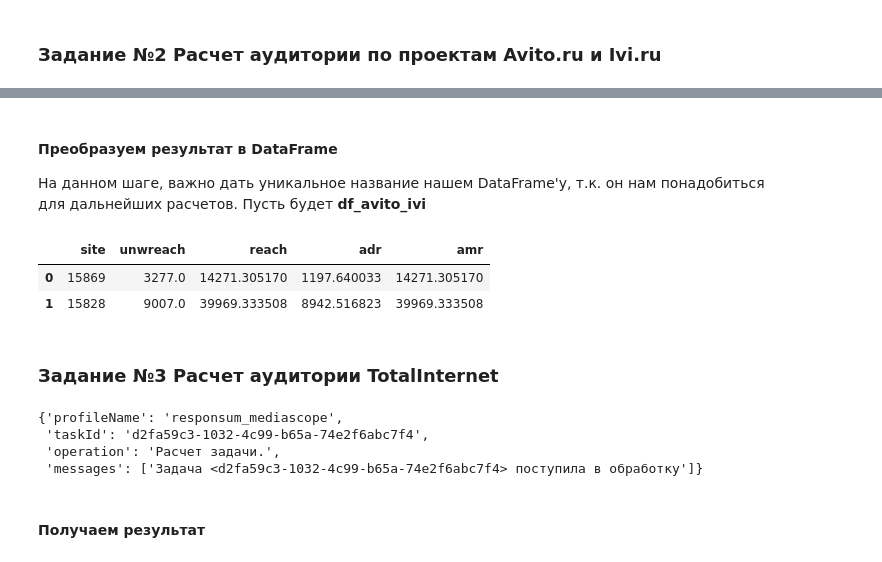
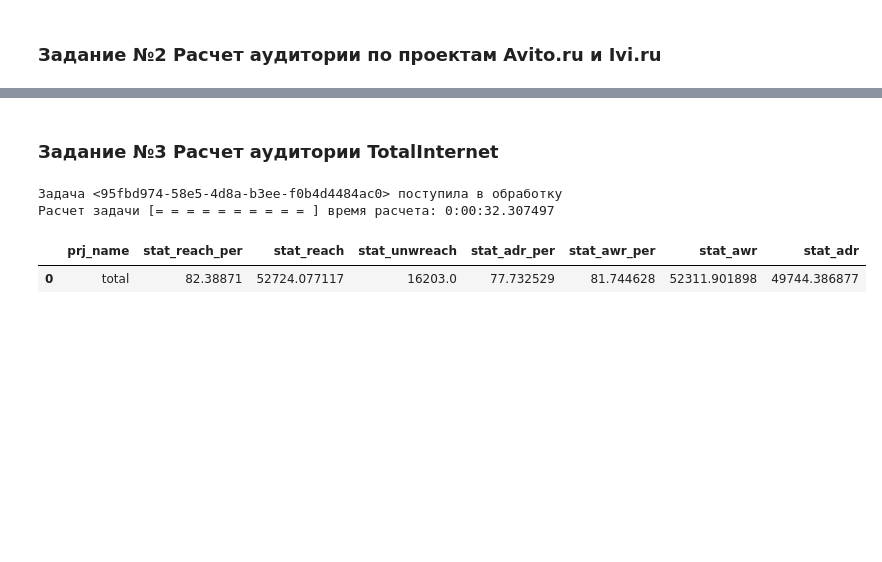
Before and after one commit to MEDIASCOPE-JSC/mediascope-jupyter, a Jupyter notebook: responsum/audience.ipynb, the cells around one changed output, grey strips where cells are left out. Saved outputs shown, nothing was run; the diff lists cells and outputs as text; code cells hidden in the pictures; blank space fills up the shorter version.

```diff
--- a/responsum/audience.ipynb
+++ b/responsum/audience.ipynb
@@ -311,39 +195,34 @@ task_result
-# %% [markdown]
-#### Преобразуем результат в DataFrame
-
-На данном шаге, важно дать уникальное название нашем DataFrame'у, т.к. он нам понадобиться для дальнейших расчетов. Пусть будет __df_avito_ivi__
-# %%
-df_avito_ivi = rt.result2table(task_result)
-df_avito_ivi
-# %% [output]
-|  | site | unwreach | reach | adr | amr |
-| 0 | 15869 | 3277.0 | 14271.305170 | 1197.640033 | 14271.305170 |
-| 1 | 15828 | 9007.0 | 39969.333508 | 8942.516823 | 39969.333508 |
 # %% [markdown]
 ### Задание №3 Расчет аудитории TotalInternet
 # %%
-# Задаем название задания (может пригодиться для понимания, где какое задание среди посчитанных)
-task_name = 'Total Internet may 2020'
-# Фильтр по медиа отсутствует
+# Задаем название проекта для отображения в DataFrame
+project_name = 'total'
+
+# Дополнительный фильтр по демографии отсутствует
 media_filter = None
+
 # Фильтр по демографии отсутствует
 demo_filter = None
-# Задаем список статистик для расчета (указываем только нативные)
-statistics=["UnwReach", "Reach", "ADR", "AMR"]
+
+# Задаем список статистик для расчета
+statistics=["UnwReach", "Reach", "ADR", "AWR", "ReachPer", "ADRPer", "AWRPer"]
+
 # Указываем порядок группировки, в нашем случае ее нет
 structure =  {
     "usetype": False
-  }
+}
 
 # Формируем из-заданных параметров заданние для Responsum в формате JSON
-task_json = rt.build_audience_task(facility=facility, date_from=date_from, date_to=date_to, media_filter=media_filter, demo_filter=demo_filter, statistics=statistics, structure=structure)
-# Отправляем задание на расчет
-task_audience = rt.send_audience_task(task_json)
-task_audience
+task_json = rtask.build_audience_task(task_name=project_name, facility=facility, date_from=date_from, date_to=date_to, usetype_filter=usetypes, population_filter=population, ages_filter=ages, media_filter=media_filter, demo_filter=demo_filter, statistics=statistics, structure=structure)
+
+# Отправляем задание на расчет и ждем выполнения
+task_audience = rtask.wait_task(rtask.send_audience_task(task_json))
+
+# Получаем результат
+df_total = rtask.result2table(rtask.get_result(task_audience), project_name=project_name)
+df_total
 # %% [output]
-{'profileName': 'responsum_mediascope',
- 'taskId': 'd2fa59c3-1032-4c99-b65a-74e2f6abc7f4',
- 'operation': 'Расчет задачи.',
- 'messages': ['Задача <d2fa59c3-1032-4c99-b65a-74e2f6abc7f4> поступила в обработку']}
+Задача <95fbd974-58e5-4d8a-b3ee-f0b4d4484ac0> поступила в обработку
+Расчет задачи [= = = = = = = = = = ] время расчета: 0:00:32.307497
+|  | prj_name | stat_reach_per | stat_reach | stat_unwreach | stat_adr_per | stat_awr_per | stat_awr | stat_adr |
+| 0 | total | 82.38871 | 52724.077117 | 16203.0 | 77.732529 | 81.744628 | 52311.901898 | 49744.386877 |
-# %% [markdown]
-#### Получаем результат
```
Also changed, not shown: parts of 39 cells of this notebook, 13 other files.
